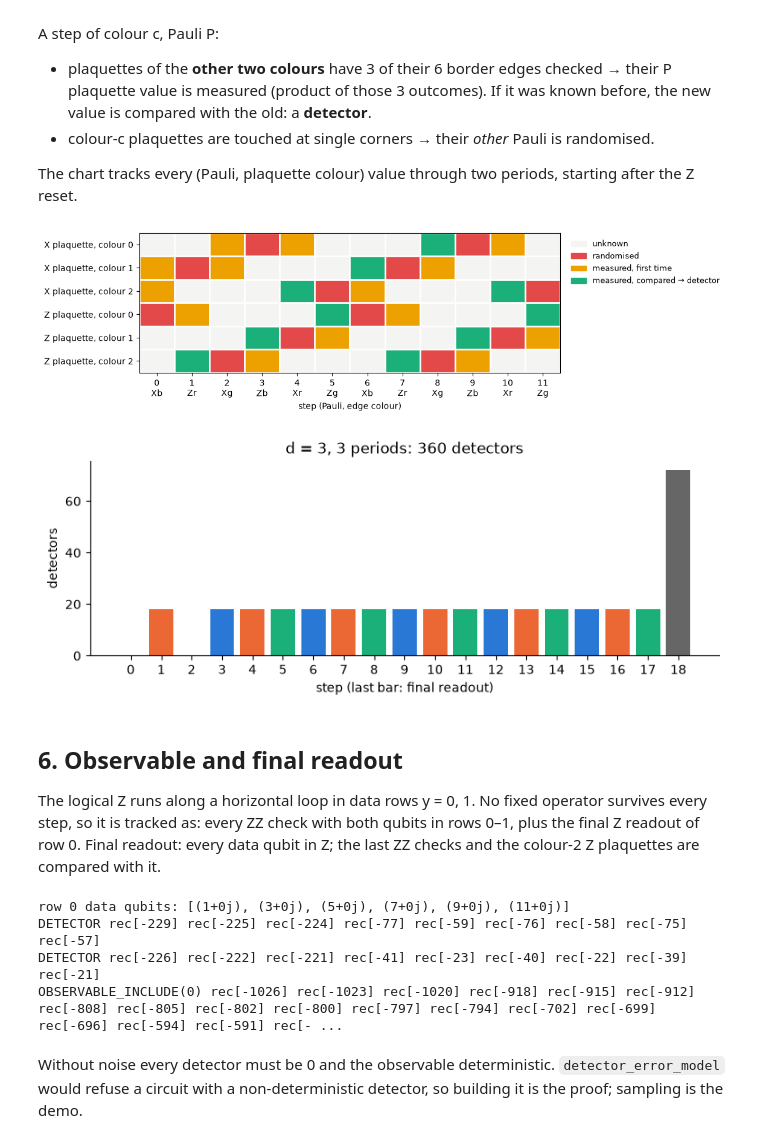
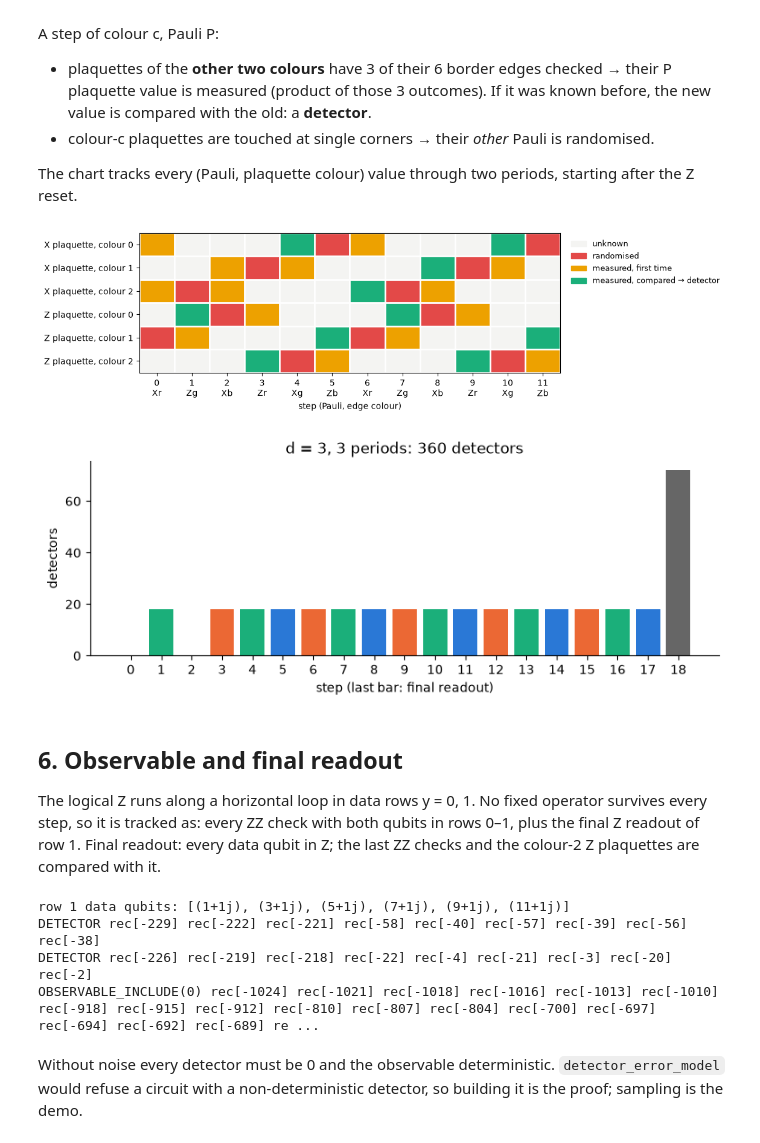
Before and after one commit to cezaris13/PUK-QEC, a Jupyter notebook: notebooks/two_ancillas/floquet_memory_circuit.ipynb, the cells around one changed output. Drawn from its saved outputs; the diff is of its cells as text; code cells hidden in the pictures.

```diff
--- a/notebooks/two_ancillas/floquet_memory_circuit.ipynb
+++ b/notebooks/two_ancillas/floquet_memory_circuit.ipynb
@@ -156,29 +156,29 @@ The chart tracks every (Pauli, plaquette colour) value through two periods, star
 # %%
 # 0 unknown, 1 randomised, 2 measured (first time), 3 measured and compared = detectors
 known = {(p, c): p == "Z" for p in "XZ" for c in range(3)}
 grid = np.zeros((6, 12), int)
 for s in range(12):
-    pauli, other, colour = "XZ"[s % 2], "ZX"[s % 2], s % 3
+    pauli, other, colour = "XZ"[s % 2], "ZX"[s % 2], (s + 1) % 3
     for i, (p, c) in enumerate(known):
         if c == colour and p == other:
             known[(p, c)], grid[i, s] = False, 1
         elif c != colour and p == pauli:
             grid[i, s] = 3 if known[(p, c)] else 2
             known[(p, c)] = True
 
 fig, ax = plt.subplots(figsize=(9, 3))
 cmap = plt.matplotlib.colors.ListedColormap(["#f4f4f2", "#e34948", "#eda100", "#1baf7a"])
 ax.imshow(grid, cmap=cmap, vmin=0, vmax=3, aspect="auto")
 ax.set_yticks(range(6), [f"{p} plaquette, colour {c}" for p, c in known])
-ax.set_xticks(range(12), [f"{s}\n{'XZ'[s % 2]}{'brg'[s % 3]}" for s in range(12)])
+ax.set_xticks(range(12), [f"{s}\n{'XZ'[s % 2]}{'brg'[(s + 1) % 3]}" for s in range(12)])
 ax.set_xlabel("step (Pauli, edge colour)")
 ax.set_xticks(np.arange(-.5, 12), minor=True); ax.set_yticks(np.arange(-.5, 6), minor=True)
 ax.grid(which="minor", color="white", lw=2); ax.tick_params(which="minor", length=0)
 ax.legend(handles=[plt.matplotlib.patches.Patch(color=cmap(i), label=l) for i, l in
                    enumerate(["unknown", "randomised", "measured, first time", "measured, compared → detector"])],
           loc="upper left", bbox_to_anchor=(1.01, 1), frameon=False, fontsize=9);
 # %% [output]
-[figure, old version]
+[figure, new version]
 # %%
 circuit = memory_circuit(D, D)
 
@@ -193,28 +193,28 @@ det_step = np.array(det_step)
 
 counts = np.bincount(det_step)
 fig, ax = plt.subplots(figsize=(9, 2.8))
-ax.bar(range(len(counts)), counts, color=[COLORS[s % 3] for s in range(len(counts) - 1)] + ["0.4"])
+ax.bar(range(len(counts)), counts, color=[COLORS[(s + 1) % 3] for s in range(len(counts) - 1)] + ["0.4"])
 ax.set_xticks(range(len(counts)))
 ax.set(xlabel="step (last bar: final readout)", ylabel="detectors",
        title=f"d = {D}, {D} periods: {circuit.num_detectors} detectors")
 ax.spines[["top", "right"]].set_visible(False);
 # %% [output]
-[figure, old version]
+[figure, new version]
 # %% [markdown]
 ## 6. Observable and final readout
 
 The logical Z runs along a horizontal loop in data rows y = 0, 1. No fixed operator survives every step,
-so it is tracked as: every ZZ check with both qubits in rows 0–1, plus the final Z readout of row 0.
+so it is tracked as: every ZZ check with both qubits in rows 0–1, plus the final Z readout of row 1.
 Final readout: every data qubit in Z; the last ZZ checks and the colour-2 Z plaquettes are compared with it.
 # %%
 data = qubits(D)
-print("row 0 data qubits:", [q for q in data if q.imag == 0])
+print("row 1 data qubits:", [q for q in data if q.imag == 1])
 print(circuit[-3:])  # M, then the last detectors and OBSERVABLE_INCLUDE are just before
 # %% [output]
-row 0 data qubits: [(1+0j), (3+0j), (5+0j), (7+0j), (9+0j), (11+0j)]
-DETECTOR rec[-229] rec[-225] rec[-224] rec[-77] rec[-59] rec[-76] rec[-58] rec[-75] rec[-57]
-DETECTOR rec[-226] rec[-222] rec[-221] rec[-41] rec[-23] rec[-40] rec[-22] rec[-39] rec[-21]
-OBSERVABLE_INCLUDE(0) rec[-1026] rec[-1023] rec[-1020] rec[-918] rec[-915] rec[-912] rec[-808] rec[-805] rec[-802] rec[-800] rec[-797] rec[-794] rec[-702] rec[-699] rec[-696] rec[-594] rec[-591] rec[- ...
+row 1 data qubits: [(1+1j), (3+1j), (5+1j), (7+1j), (9+1j), (11+1j)]
+DETECTOR rec[-229] rec[-222] rec[-221] rec[-58] rec[-40] rec[-57] rec[-39] rec[-56] rec[-38]
+DETECTOR rec[-226] rec[-219] rec[-218] rec[-22] rec[-4] rec[-21] rec[-3] rec[-20] rec[-2]
+OBSERVABLE_INCLUDE(0) rec[-1024] rec[-1021] rec[-1018] rec[-1016] rec[-1013] rec[-1010] rec[-918] rec[-915] rec[-912] rec[-810] rec[-807] rec[-804] rec[-700] rec[-697] rec[-694] rec[-692] rec[-689] re ...
 # %% [markdown]
 Without noise every detector must be 0 and the observable deterministic. `detector_error_model` would refuse a
 circuit with a non-deterministic detector, so building it is the proof; sampling is the demo.
```
Also changed, not shown: parts of 4 cells of this notebook, 12 other files.
